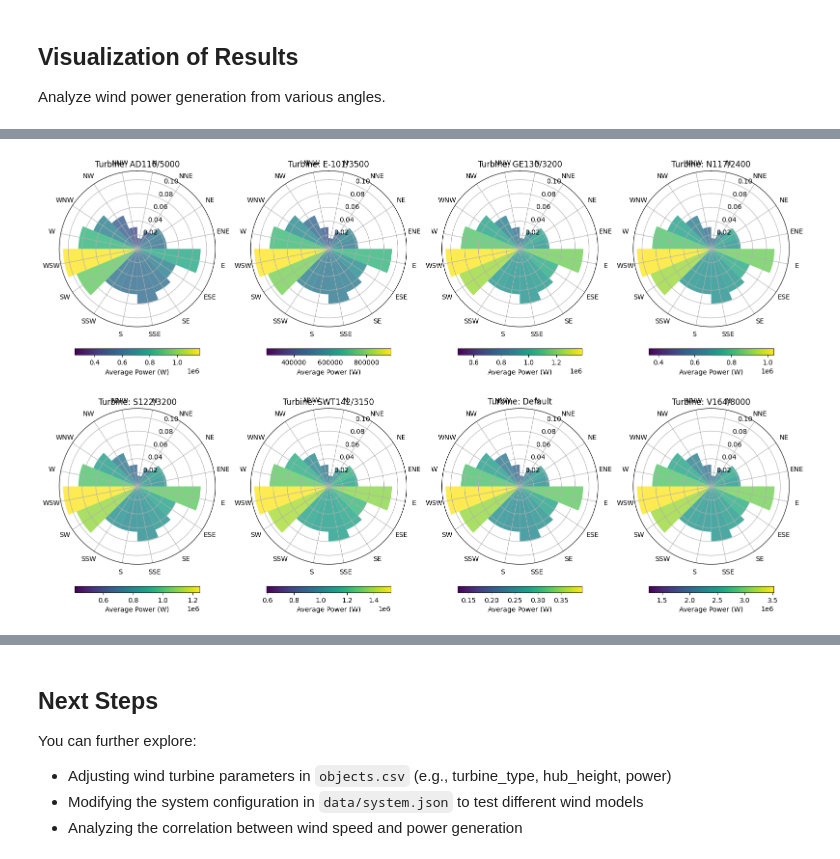
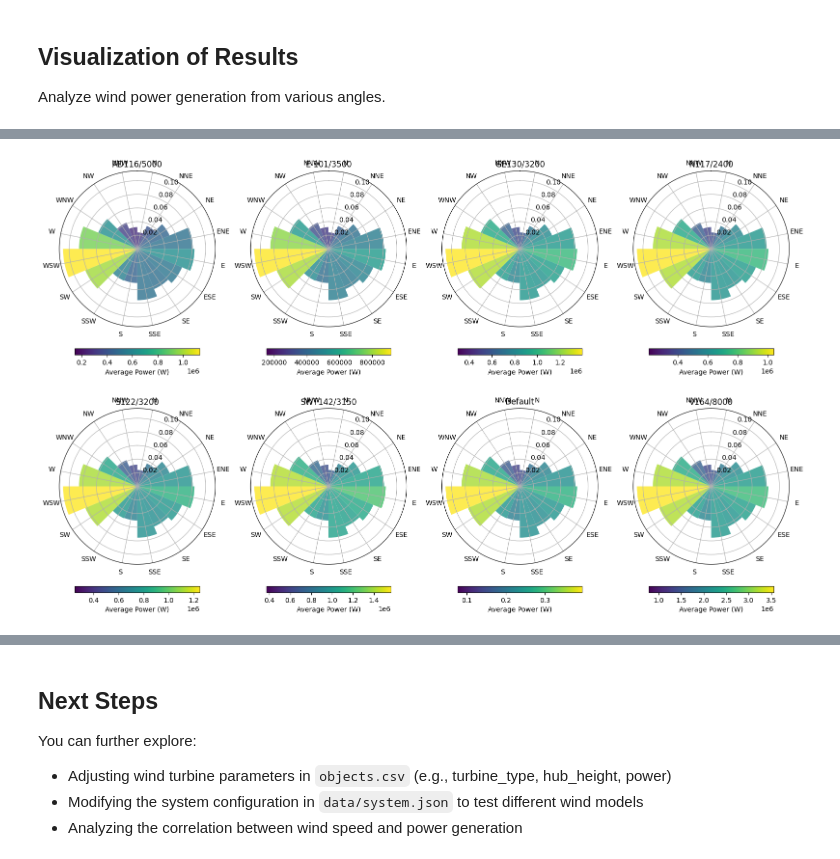
Before and after one commit to tum-ens/EnTiSe, a Jupyter notebook: examples/wind_wplib/runme.ipynb, the cells around one changed output, grey strips where cells are left out. Drawn from its saved outputs; the diff is of its cells as text; code cells hidden in the pictures.

```diff
--- a/examples/wind_wplib/runme.ipynb
+++ b/examples/wind_wplib/runme.ipynb
@@ -82,16 +84,12 @@ for obj_id in df:
 # Get turbine parameters from objects dataframe
 system_configs = {}
 for _, row in objects.iterrows():
-    obj_id = row['id']
+    obj_id = row["id"]
     if obj_id in df:
-        turbine_type = row['turbine_type'] if not pd.isna(row.get('turbine_type', pd.NA)) else 'Default'
-        hub_height = row['hub_height'] if not pd.isna(row.get('hub_height', pd.NA)) else 'Default'
-        power = row['power'] if not pd.isna(row['power']) else 1
-        system_configs[obj_id] = {
-            'turbine_type': turbine_type,
-            'hub_height': hub_height,
-            'power': power
-        }
+        turbine_type = row["turbine_type"] if not pd.isna(row.get("turbine_type", pd.NA)) else "Default"
+        hub_height = row["hub_height"] if not pd.isna(row.get("hub_height", pd.NA)) else "Default"
+        power = row[C.POWER] if not pd.isna(row[C.POWER]) else 1
+        system_configs[obj_id] = {"turbine_type": turbine_type, "hub_height": hub_height, "power": power}
 # %%
 # Figure 1: Comparative analysis between different wind turbine systems
 # Get the maximum generation for each system
@@ -251,93 +250,91 @@ plt.show()
 # %%
 # Figure 4: Wind Rose with Power Generation
-fig, axes = plt.subplots(2, 4, figsize=(16, 10), subplot_kw={'projection': 'polar'})
+fig, axes = plt.subplots(2, 4, figsize=(16, 10), subplot_kw={"projection": "polar"})
 axes = axes.flatten()  # Flatten the 2D array of axes for easier indexing
 
 # Define direction bins (16 directions)
-dir_bins = np.linspace(0, 2*np.pi, 17)
+dir_bins = np.linspace(0, 2 * np.pi, 17)
 dir_centers = (dir_bins[:-1] + dir_bins[1:]) / 2
-dir_labels = ['N', 'NNE', 'NE', 'ENE', 'E', 'ESE', 'SE', 'SSE',
-              'S', 'SSW', 'SW', 'WSW', 'W', 'WNW', 'NW', 'NNW']
+dir_labels = ["N", "NNE", "NE", "ENE", "E", "ESE", "SE", "SSE", "S", "SSW", "SW", "WSW", "W", "WNW", "NW", "NNW"]
 
 # For each wind turbine system, create a separate subplot
 for i, obj_id in enumerate(df):
     ts = df[obj_id][Types.WIND]
 
     # Get turbine parameters for the title
-    turbine_type = system_configs[obj_id]['turbine_type'] if obj_id in system_configs else 'Default'
-    hub_height = system_configs[obj_id]['hub_height'] if obj_id in system_configs else 'Default'
-    power = system_configs[obj_id]['power'] if obj_id in system_configs else 1
+    turbine_type = system_configs[obj_id]["turbine_type"] if obj_id in system_configs else "Default"
+    hub_height = system_configs[obj_id]["hub_height"] if obj_id in system_configs else "Default"
+    power = system_configs[obj_id]["power"] if obj_id in system_configs else 1
 
     # Get the weather data
-    weather_data = data['weather'].copy()
-    weather_data['datetime'] = pd.to_datetime(weather_data['datetime'])
-    weather_data.set_index('datetime', inplace=True)
+    weather_data = data["weather"].copy()
+    weather_data["datetime"] = pd.to_datetime(weather_data["datetime"])
+    weather_data.set_index("datetime", inplace=True)
 
     # Ensure the index is a DatetimeIndex
     if not isinstance(weather_data.index, pd.DatetimeIndex):
         weather_data.index = pd.to_datetime(weather_data.index, utc=True)
 
     # Resample weather data to hourly frequency
-    weather_resampled = weather_data.resample('H').mean()
+    weather_resampled = weather_data.resample("H").mean()
 
     # Merge power data with wind direction
-    merged_data = pd.DataFrame({'power': ts.values.flatten()}, index=ts.index)
-    merged_data['wind_direction'] = weather_resampled['wind_direction_100m']
-    merged_data['wind_speed'] = weather_resampled['wind_speed_100m']
+    merged_data = pd.DataFrame({"power": ts.values.flatten()}, index=ts.index)
+    merged_data["wind_direction"] = weather_resampled[f"{C.WIND_DIRECTION}@100m"]
+    merged_data["wind_speed"] = weather_resampled[f"{C.WIND_SPEED}@100m"]
 
     # Remove NaN values
     merged_data = merged_data.dropna()
 
     # Convert wind direction from degrees to radians
-    merged_data['wind_direction_rad'] = np.radians(merged_data['wind_direction'])
+    merged_data["wind_direction_rad"] = np.radians(merged_data["wind_direction"])
 
     # Create direction bins
-    merged_data['direction_bin'] = pd.cut(merged_data['wind_direction_rad'],
-                                         bins=dir_bins, labels=False, include_lowest=True)
+    merged_data["direction_bin"] = pd.cut(
+        merged_data["wind_direction_rad"], bins=dir_bins, labels=False, include_lowest=True
+    )
 
     # Calculate frequency and average power for each direction bin
-    direction_stats = merged_data.groupby('direction_bin').agg(
-        frequency=('power', 'count'),
-        avg_power=('power', 'mean'),
-        avg_speed=('wind_speed', 'mean')
+    direction_stats = merged_data.groupby("direction_bin").agg(
+        frequency=("power", "count"), avg_power=("power", "mean"), avg_speed=("wind_speed", "mean")
     )
 
     # Normalize frequency
-    direction_stats['frequency'] = direction_stats['frequency'] / direction_stats['frequency'].sum()
+    direction_stats["frequency"] = direction_stats["frequency"] / direction_stats["frequency"].sum()
 
     # Normalize power for color scale
-    norm_power = direction_stats['avg_power'] / direction_stats['avg_power'].max()
+    norm_power = direction_stats["avg_power"] / direction_stats["avg_power"].max()
 
     # Create the wind rose
-    bars = axes[i].bar(dir_centers, direction_stats['frequency'],
-                      width=np.diff(dir_bins)[0], bottom=0.0, align='center',
-                      alpha=0.8)
+    bars = axes[i].bar(
+        dir_centers, direction_stats["frequency"], width=np.diff(dir_bins)[0], bottom=0.0, align="center", alpha=0.8
+    )
 
     # Color the bars according to average power
     cmap = plt.cm.viridis
     for j, bar in enumerate(bars):
         if j < len(norm_power):
             bar.set_facecolor(cmap(norm_power.iloc[j]))
 
     # Set the direction labels
-    axes[i].set_theta_zero_location('N')
+    axes[i].set_theta_zero_location("N")
     axes[i].set_theta_direction(-1)  # Clockwise
     axes[i].set_thetagrids(np.degrees(dir_centers), dir_labels)
 
     # Add a colorbar
-    sm = plt.cm.ScalarMappable(cmap=cmap, norm=plt.Normalize(
-        direction_stats['avg_power'].min(),
-        direction_stats['avg_power'].max()))
+    sm = plt.cm.ScalarMappable(
+        cmap=cmap, norm=plt.Normalize(direction_stats["avg_power"].min(), direction_stats["avg_power"].max())
+    )
     sm.set_array([])
-    cbar = plt.colorbar(sm, ax=axes[i], orientation='horizontal', pad=0.1, shrink=0.8)
-    cbar.set_label('Average Power (W)')
+    cbar = plt.colorbar(sm, ax=axes[i], orientation="horizontal", pad=0.1, shrink=0.8)
+    cbar.set_label("Average Power (W)")
 
-    axes[i].set_title(f'Turbine: {turbine_type}')
+    axes[i].set_title(f"{turbine_type}")
 
 plt.tight_layout()
 plt.show()
 # %% [output]
-[figure, old version]
+[figure, new version]
 # %%
 # Figure 5: Heatmap of daily generation patterns
 # Create a figure with 8 subfigures (2x4 grid)
```
Also changed, not shown: parts of 7 cells of this notebook, 2 other files.
